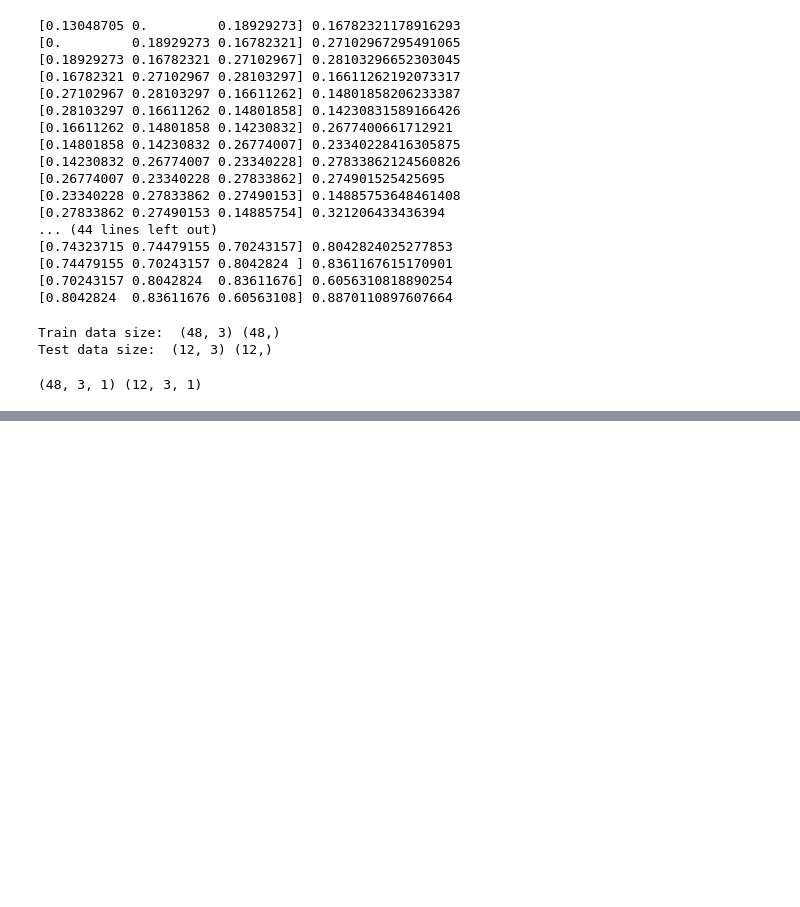
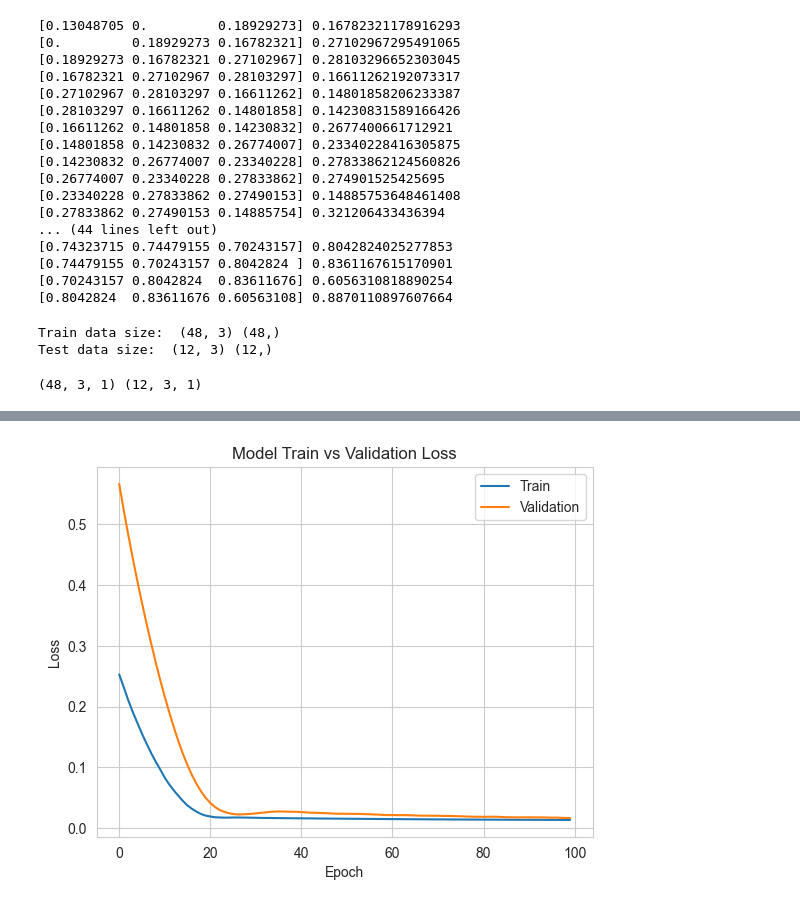
Before and after one commit to jatmiar/prediksi_konsumsi_energi_listrik, a Jupyter notebook: prediksi konsumsi energi listrik.ipynb, the cells around one changed output, grey strips where cells are left out. Drawn from its saved outputs; the diff is of its cells as text; code cells hidden in the pictures; blank space fills up the shorter version.

Commit message:
Membangun model LSTM untuk prediksi time series

```diff
--- a/prediksi konsumsi energi listrik.ipynb
+++ b/prediksi konsumsi energi listrik.ipynb
@@ -259,0 +262,8 @@ print(X_train_model.shape, X_test_model.shape)
+# %%
+# Membuat model
+model_basic = Sequential()
+model_basic.add(LSTM(20, input_shape=(n_steps, n_features)))
+model_basic.add(Dense(1))
+model_basic.compile(optimizer="Adam",
+                    loss="mean_squared_error")
+model_basic.summary()
@@ -259,0 +282,8 @@ print(X_train_model.shape, X_test_model.shape)
+# %%
+# Training model
+history = model_basic.fit(X_train_model,
+                          y_train,
+                          validation_data=(X_test_model, y_test),
+                          epochs=100,
+                          batch_size=16)
+history
@@ -259,0 +309,11 @@ print(X_train_model.shape, X_test_model.shape)
+# %%
+# Visualisasi train and validation loss
+plt.plot(history.history["loss"])
+plt.plot(history.history["val_loss"])
+plt.title("Model Train vs Validation Loss")
+plt.xlabel("Epoch")
+plt.ylabel("Loss")
+plt.legend(["Train", "Validation"], loc="upper right")
+plt.show()
+# %% [output]
+[figure, added]
```
Also changed, not shown: parts of 4 cells of this notebook.
